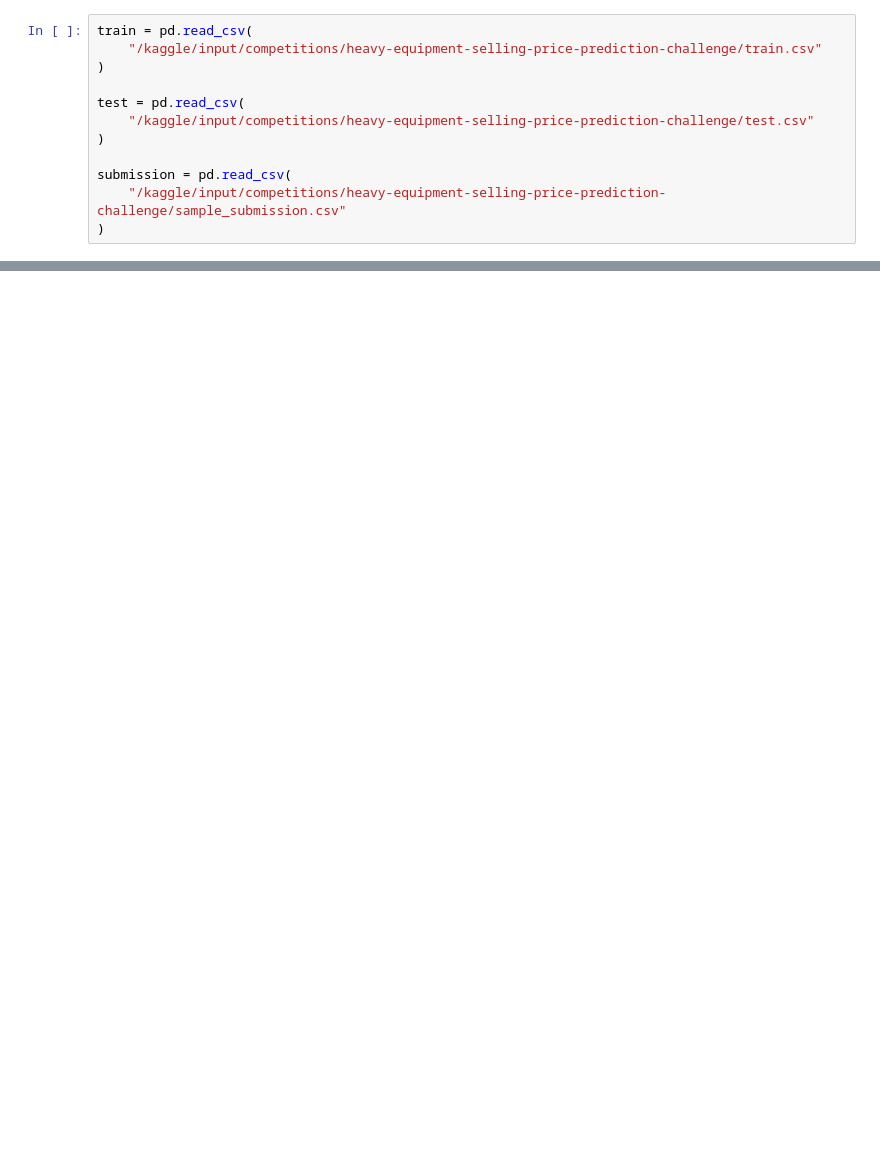
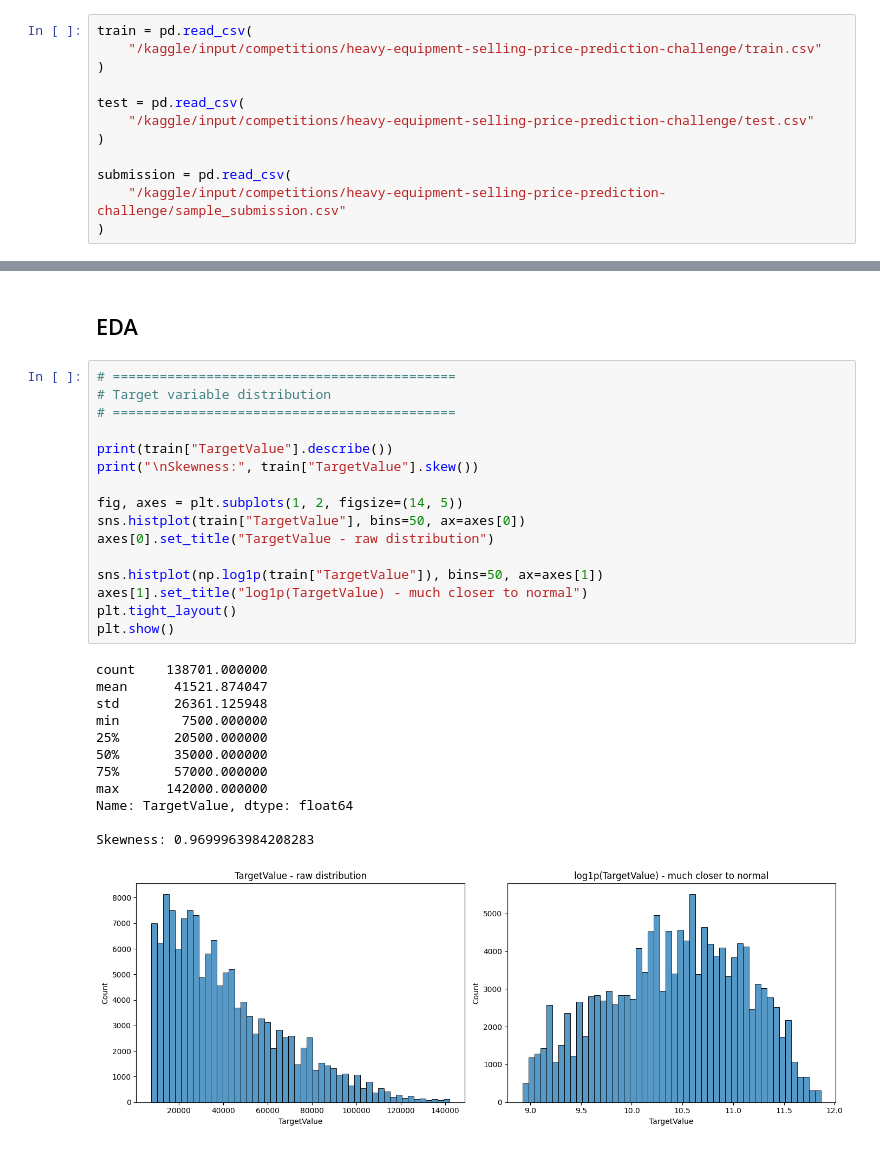
Before and after one commit to i-shashikant/Heavy-Equipment-Price-Prediction-MLP, a Jupyter notebook: 24f2003930-notebook-2026t2.ipynb, the cells around one changed output, grey strips where cells are left out. Cells and saved outputs as stored; diff of their text form; blank space fills up the shorter version.

```diff
--- a/24f2003930-notebook-2026t2.ipynb
+++ b/24f2003930-notebook-2026t2.ipynb
@@ -206,0 +71,31 @@ Name: TargetValue, dtype: float64
+# %% [markdown]
+## EDA
+# %%
+# ============================================
+# Target variable distribution
+# ============================================
+
+print(train["TargetValue"].describe())
+print("\nSkewness:", train["TargetValue"].skew())
+
+fig, axes = plt.subplots(1, 2, figsize=(14, 5))
+sns.histplot(train["TargetValue"], bins=50, ax=axes[0])
+axes[0].set_title("TargetValue - raw distribution")
+
+sns.histplot(np.log1p(train["TargetValue"]), bins=50, ax=axes[1])
+axes[1].set_title("log1p(TargetValue) - much closer to normal")
+plt.tight_layout()
+plt.show()
+# %% [output]
+count    138701.000000
+mean      41521.874047
+std       26361.125948
+min        7500.000000
+25%       20500.000000
+50%       35000.000000
+75%       57000.000000
+max      142000.000000
+Name: TargetValue, dtype: float64
+
+Skewness: 0.9699963984208283
+[figure, added]
```
Also changed, not shown: parts of 59 cells of this notebook.
